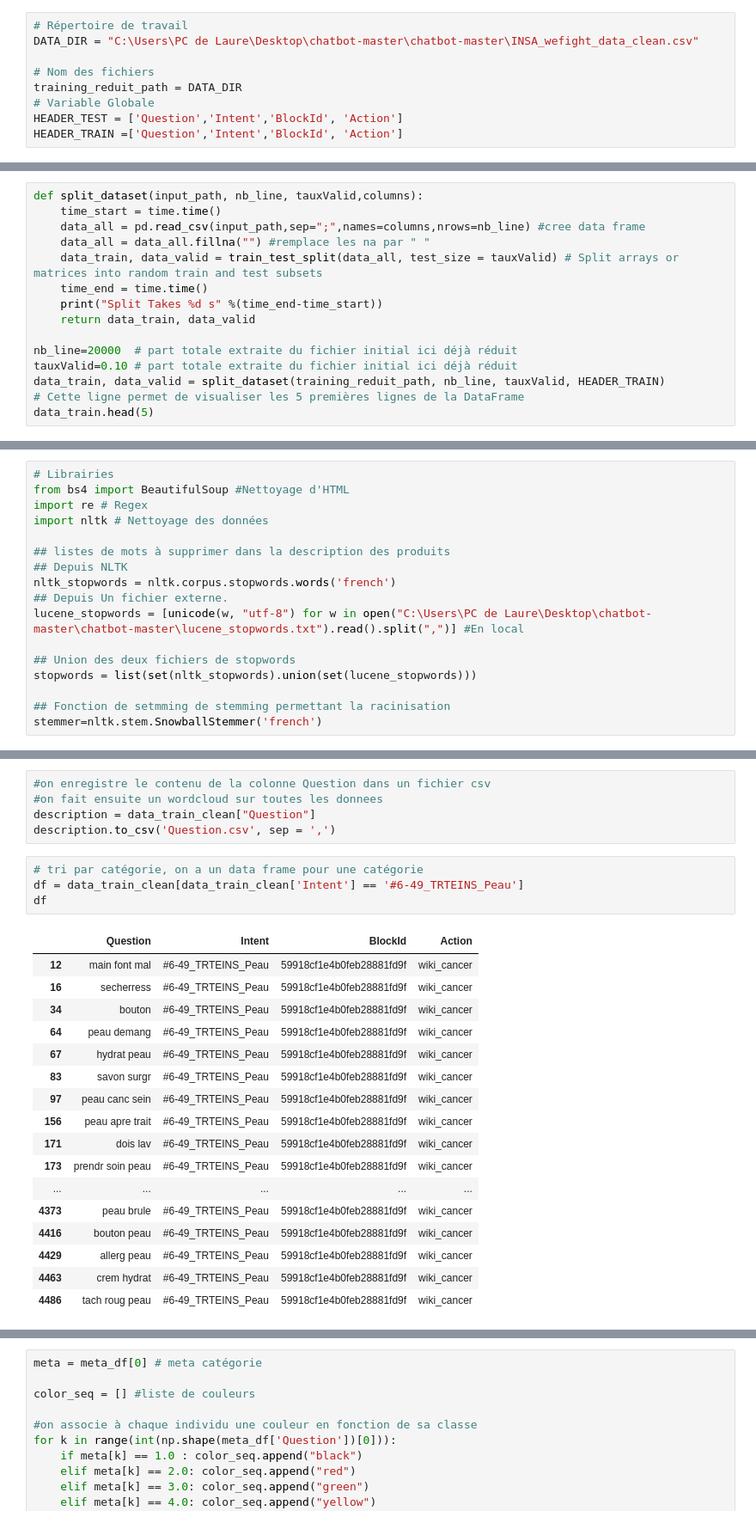
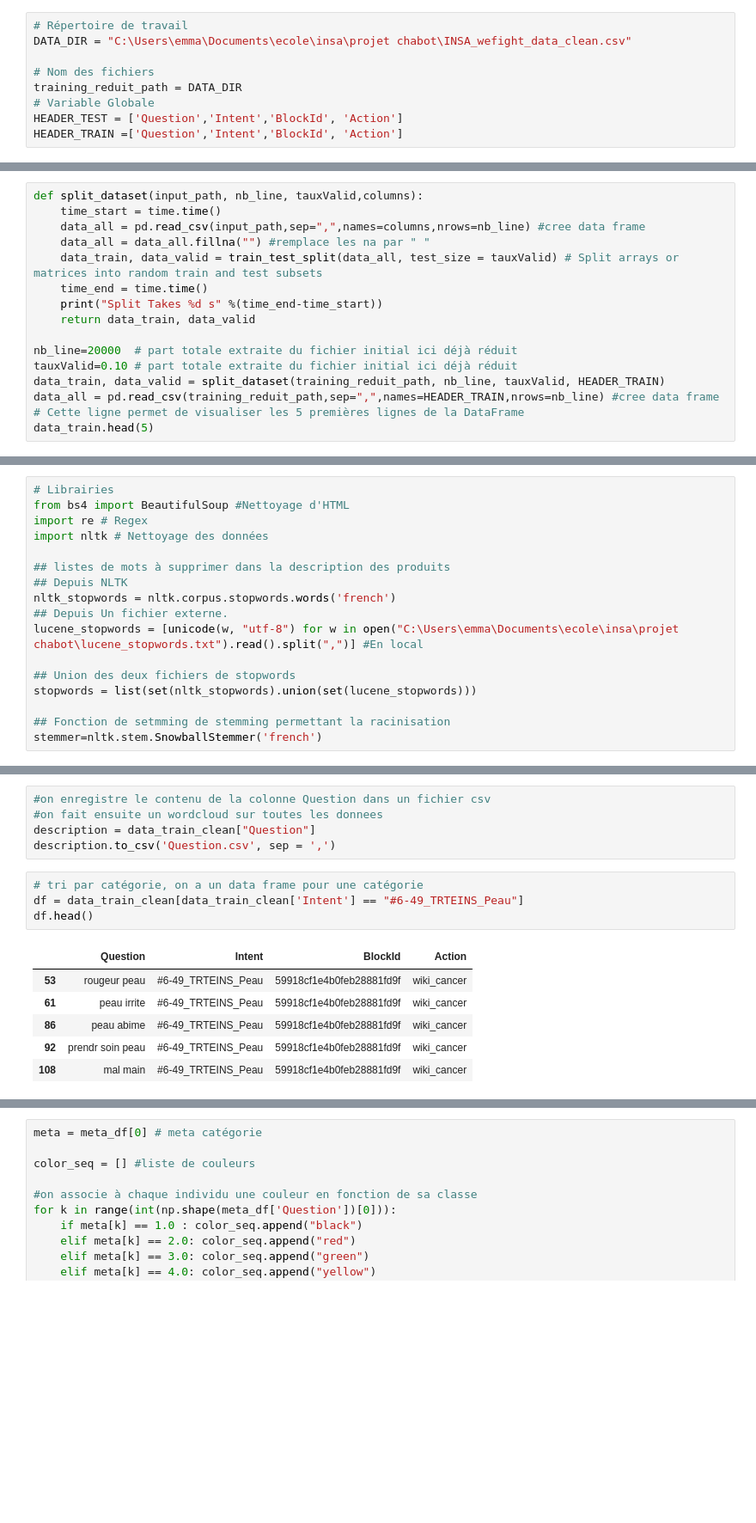
Before and after one commit to emmaboucheron/chatbot, a Jupyter notebook: MetaCat.ipynb, the cells around one changed output, grey strips where cells are left out. Shown at 86% size. Cells and saved outputs as stored; diff of their text form; blank space fills up the shorter version.

```diff
--- a/MetaCat.ipynb
+++ b/MetaCat.ipynb
@@ -40,7 +40,7 @@ import matplotlib.pyplot as plt
 Définition du répertoir de travail, des noms des différents fichiers utilisés et des variables globales.
 # %%
 # Répertoire de travail
-DATA_DIR = "C:\Users\PC de Laure\Desktop\chatbot-master\chatbot-master\INSA_wefight_data_clean.csv"
+DATA_DIR = "C:\Users\emma\Documents\ecole\insa\projet chabot\INSA_wefight_data_clean.csv"
 
 # Nom des fichiers
 training_reduit_path = DATA_DIR
@@ -58,7 +58,7 @@ HEADER_TRAIN =['Question','Intent','BlockId', 'Action']
 # %%
 def split_dataset(input_path, nb_line, tauxValid,columns):
     time_start = time.time()
-    data_all = pd.read_csv(input_path,sep=";",names=columns,nrows=nb_line) #cree data frame
+    data_all = pd.read_csv(input_path,sep=",",names=columns,nrows=nb_line) #cree data frame
     data_all = data_all.fillna("") #remplace les na par " "
     data_train, data_valid = train_test_split(data_all, test_size = tauxValid) # Split arrays or matrices into random train and test subsets
     time_end = time.time()
@@ -68,6 +68,7 @@ def split_dataset(input_path, nb_line, tauxValid,columns):
 nb_line=20000  # part totale extraite du fichier initial ici déjà réduit
 tauxValid=0.10 # part totale extraite du fichier initial ici déjà réduit
 data_train, data_valid = split_dataset(training_reduit_path, nb_line, tauxValid, HEADER_TRAIN)
+data_all = pd.read_csv(training_reduit_path,sep=",",names=HEADER_TRAIN,nrows=nb_line) #cree data frame
 # Cette ligne permet de visualiser les 5 premières lignes de la DataFrame
 data_train.head(5)
 # %% [output]
@@ -97,7 +98,7 @@ import nltk # Nettoyage des données
 ## Depuis NLTK
 nltk_stopwords = nltk.corpus.stopwords.words('french')
 ## Depuis Un fichier externe.
-lucene_stopwords = [unicode(w, "utf-8") for w in open("C:\Users\PC de Laure\Desktop\chatbot-master\chatbot-master\lucene_stopwords.txt").read().split(",")] #En local
+lucene_stopwords = [unicode(w, "utf-8") for w in open("C:\Users\emma\Documents\ecole\insa\projet chabot\lucene_stopwords.txt").read().split(",")] #En local
 
 ## Union des deux fichiers de stopwords
 stopwords = list(set(nltk_stopwords).union(set(lucene_stopwords)))
@@ -291,23 +258,12 @@ description = data_train_clean["Question"]
 description.to_csv('Question.csv', sep = ',')
 # %%
 # tri par catégorie, on a un data frame pour une catégorie
-df = data_train_clean[data_train_clean['Intent'] == '#6-49_TRTEINS_Peau']
-df
+df = data_train_clean[data_train_clean['Intent'] == "#6-49_TRTEINS_Peau"]
+df.head()
 # %% [output]
 |  | Question | Intent | BlockId | Action |
-| 12 | main font mal | #6-49_TRTEINS_Peau | 59918cf1e4b0feb28881fd9f | wiki_cancer |
-| 16 | secherress | #6-49_TRTEINS_Peau | 59918cf1e4b0feb28881fd9f | wiki_cancer |
-| 34 | bouton | #6-49_TRTEINS_Peau | 59918cf1e4b0feb28881fd9f | wiki_cancer |
-| 64 | peau demang | #6-49_TRTEINS_Peau | 59918cf1e4b0feb28881fd9f | wiki_cancer |
-| 67 | hydrat peau | #6-49_TRTEINS_Peau | 59918cf1e4b0feb28881fd9f | wiki_cancer |
-| 83 | savon surgr | #6-49_TRTEINS_Peau | 59918cf1e4b0feb28881fd9f | wiki_cancer |
-| 97 | peau canc sein | #6-49_TRTEINS_Peau | 59918cf1e4b0feb28881fd9f | wiki_cancer |
-| 156 | peau apre trait | #6-49_TRTEINS_Peau | 59918cf1e4b0feb28881fd9f | wiki_cancer |
-| 171 | dois lav | #6-49_TRTEINS_Peau | 59918cf1e4b0feb28881fd9f | wiki_cancer |
-| 173 | prendr soin peau | #6-49_TRTEINS_Peau | 59918cf1e4b0feb28881fd9f | wiki_cancer |
-| ... | ... | ... | ... | ... |
-| 4373 | peau brule | #6-49_TRTEINS_Peau | 59918cf1e4b0feb28881fd9f | wiki_cancer |
-| 4416 | bouton peau | #6-49_TRTEINS_Peau | 59918cf1e4b0feb28881fd9f | wiki_cancer |
-| 4429 | allerg peau | #6-49_TRTEINS_Peau | 59918cf1e4b0feb28881fd9f | wiki_cancer |
-| 4463 | crem hydrat | #6-49_TRTEINS_Peau | 59918cf1e4b0feb28881fd9f | wiki_cancer |
-| 4486 | tach roug peau | #6-49_TRTEINS_Peau | 59918cf1e4b0feb28881fd9f | wiki_cancer |
+| 53 | rougeur peau | #6-49_TRTEINS_Peau | 59918cf1e4b0feb28881fd9f | wiki_cancer |
+| 61 | peau irrite | #6-49_TRTEINS_Peau | 59918cf1e4b0feb28881fd9f | wiki_cancer |
+| 86 | peau abime | #6-49_TRTEINS_Peau | 59918cf1e4b0feb28881fd9f | wiki_cancer |
+| 92 | prendr soin peau | #6-49_TRTEINS_Peau | 59918cf1e4b0feb28881fd9f | wiki_cancer |
+| 108 | mal main | #6-49_TRTEINS_Peau | 59918cf1e4b0feb28881fd9f | wiki_cancer |
```
Also changed, not shown: parts of 48 cells of this notebook, 1 other file.
